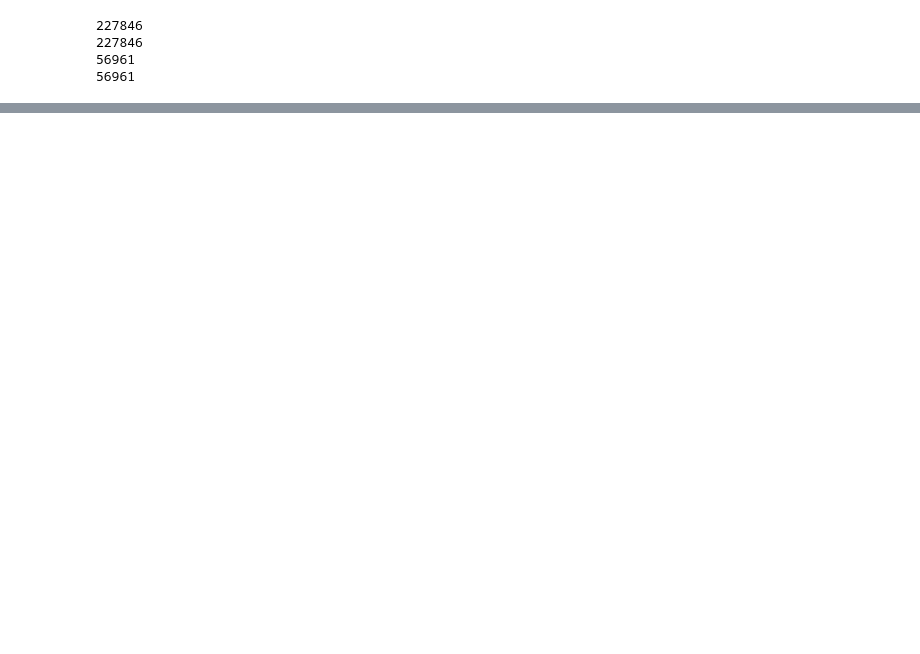
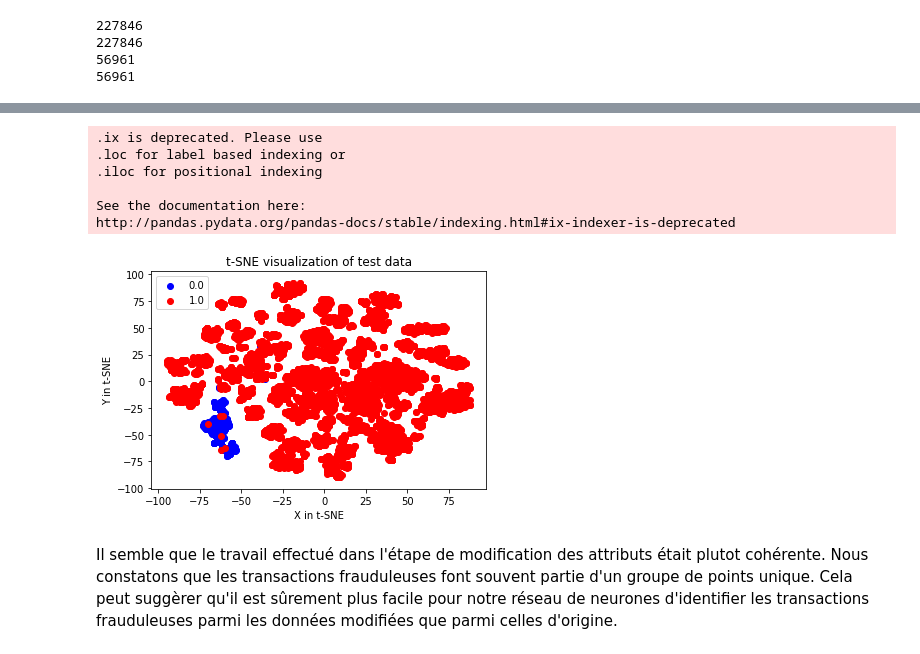
Before and after one commit to atthom/SD_Credit-Card-Fraud-Challenge, a Jupyter notebook: CreditCardFraudChallenge_CédricThomasThomasMiniVincent.ipynb, the cells around one changed output, grey strips where cells are left out. Cells and saved outputs as stored; diff of their text form; code cells hidden in the pictures; blank space fills up the shorter version.

```diff
--- a/CreditCardFraudChallenge_CédricThomasThomasMini.ipynb
+++ b/CreditCardFraudChallenge_CédricThomasThomasMiniVincent.ipynb
@@ -466,0 +635,34 @@ ValueError: Cannot feed value of shape (2048, 36) for Tensor 'Placeholder_9:0',
+# %%
+# df_used contient toutes les données frauduleuses et 10 000 données normales avec 39 attributs
+# Données modidifés
+df_used = Fraud
+df_used = pd.concat([df_used, Normal.sample(n = 10000)], axis = 0)
+# %%
+df_used_std = standard_scaler.fit_transform(df_used)
+y_used = df_used.ix[:,-1].values
+# %% [output]
+.ix is deprecated. Please use
+.loc for label based indexing or
+.iloc for positional indexing
+
+See the documentation here:
+http://pandas.pydata.org/pandas-docs/stable/indexing.html#ix-indexer-is-deprecated
+# %%
+x_test_2d_used = tsne.fit_transform(df_used_std)
+# %%
+color_map = {1:'red', 0:'blue'}
+plt.figure()
+for idx, cl in enumerate(np.unique(y_used)):
+    plt.scatter(x=x_test_2d_used[y_used==cl,0],
+                y=x_test_2d_used[y_used==cl,1],
+                c=color_map[idx],
+                label=cl)
+plt.xlabel('X in t-SNE')
+plt.ylabel('Y in t-SNE')
+plt.legend(loc='upper left')
+plt.title('t-SNE visualization of test data')
+plt.show()
+# %% [output]
+[figure, added]
+# %% [markdown]
+Il semble que le travail effectué dans l'étape de modification des attributs était plutot cohérente. Nous constatons que les transactions frauduleuses font souvent partie d'un groupe de points unique. Cela peut suggèrer qu'il est sûrement plus facile pour notre réseau de neurones d'identifier les transactions frauduleuses parmi les données modifiées que parmi celles d'origine.
```
Also changed, not shown: parts of 40 cells of this notebook, 1 other file.
